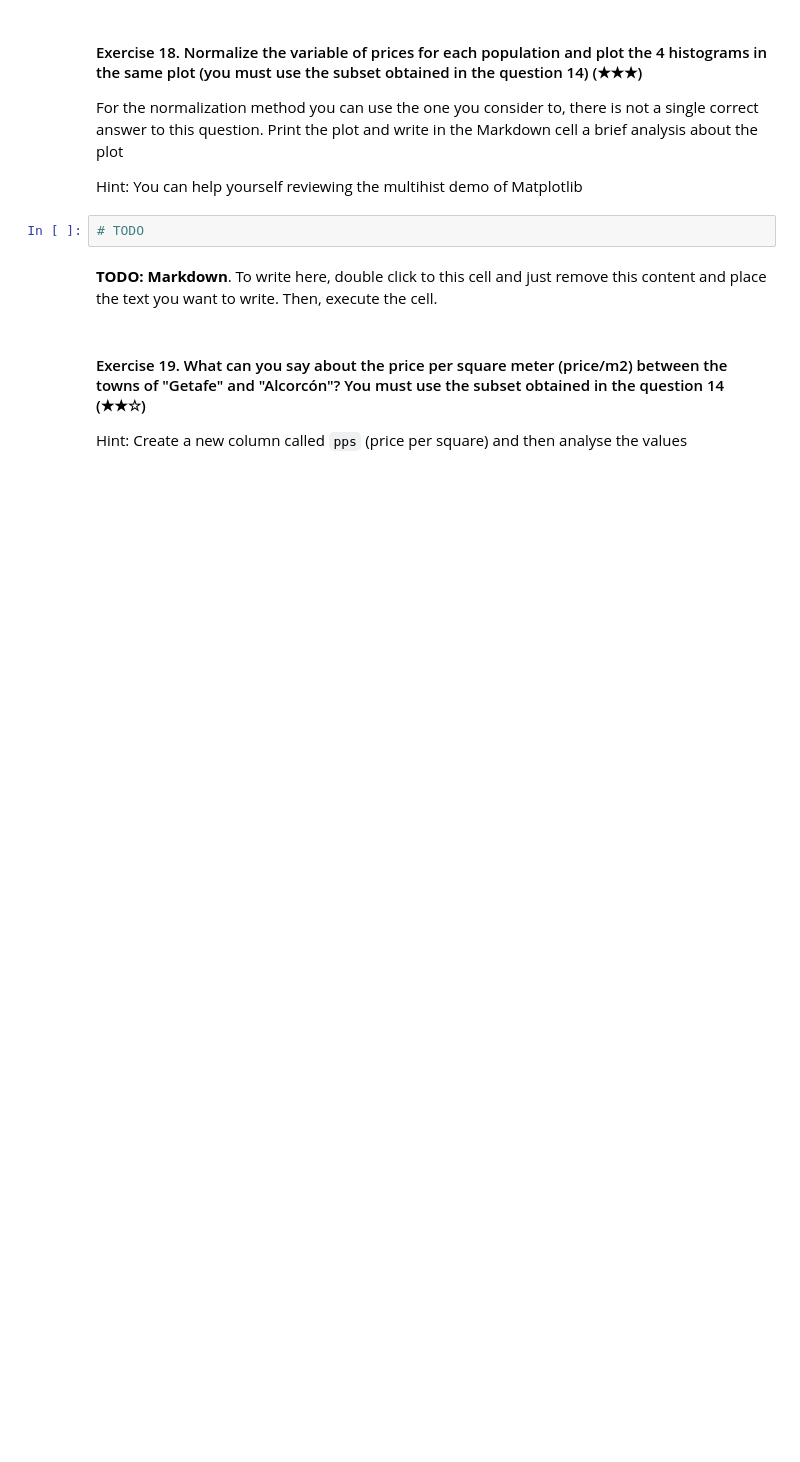
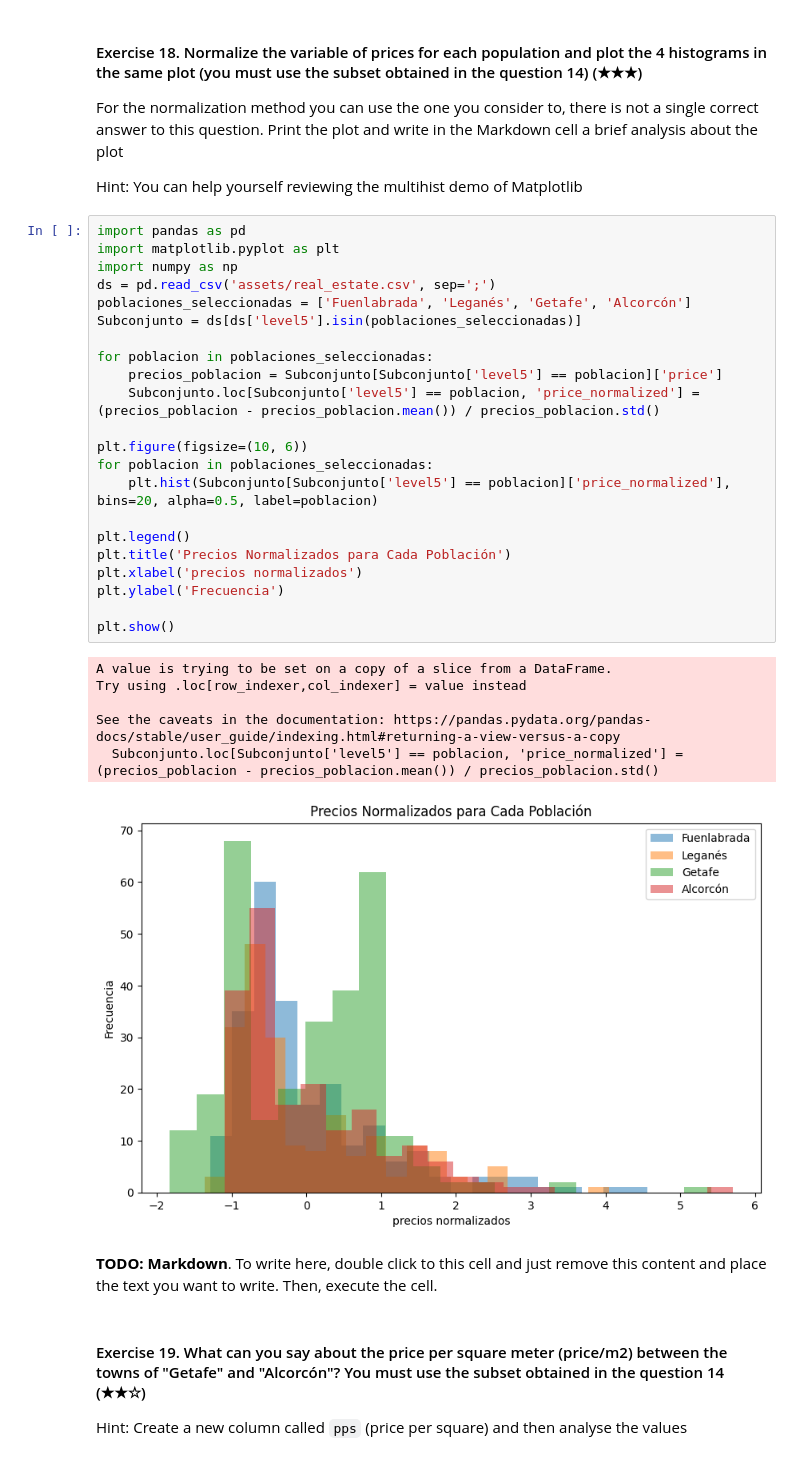
Before and after one commit to JavierSerranoSanchez/realestate-datacleanup-exercise, a Jupyter notebook: project.ipynb, the cells around one changed output. Saved outputs shown, nothing was run; the diff lists cells and outputs as text; blank space fills up the shorter version.

```diff
--- a/project.ipynb
+++ b/project.ipynb
@@ -241,7 +409,34 @@ For the normalization method you can use the one you consider to, there is not a
 
 Hint: You can help yourself reviewing the multihist demo of Matplotlib
 # %%
-# TODO
+import pandas as pd
+import matplotlib.pyplot as plt
+import numpy as np
+ds = pd.read_csv('assets/real_estate.csv', sep=';')
+poblaciones_seleccionadas = ['Fuenlabrada', 'Leganés', 'Getafe', 'Alcorcón']
+Subconjunto = ds[ds['level5'].isin(poblaciones_seleccionadas)]
+
+for poblacion in poblaciones_seleccionadas:
+    precios_poblacion = Subconjunto[Subconjunto['level5'] == poblacion]['price']
+    Subconjunto.loc[Subconjunto['level5'] == poblacion, 'price_normalized'] = (precios_poblacion - precios_poblacion.mean()) / precios_poblacion.std()
+
+plt.figure(figsize=(10, 6))
+for poblacion in poblaciones_seleccionadas:
+    plt.hist(Subconjunto[Subconjunto['level5'] == poblacion]['price_normalized'], bins=20, alpha=0.5, label=poblacion)
+
+plt.legend()
+plt.title('Precios Normalizados para Cada Población')
+plt.xlabel('precios normalizados')
+plt.ylabel('Frecuencia')
+
+plt.show()
+# %% [output]
+A value is trying to be set on a copy of a slice from a DataFrame.
+Try using .loc[row_indexer,col_indexer] = value instead
+
+See the caveats in the documentation: https://pandas.pydata.org/pandas-docs/stable/user_guide/indexing.html#returning-a-view-versus-a-copy
+  Subconjunto.loc[Subconjunto['level5'] == poblacion, 'price_normalized'] = (precios_poblacion - precios_poblacion.mean()) / precios_poblacion.std()
+[figure, added]
 # %% [markdown]
 **TODO: Markdown**. To write here, double click to this cell and just remove this content and place the text you want to write. Then, execute the cell.
 # %% [markdown]
```
Also changed, not shown: parts of 22 cells of this notebook.
